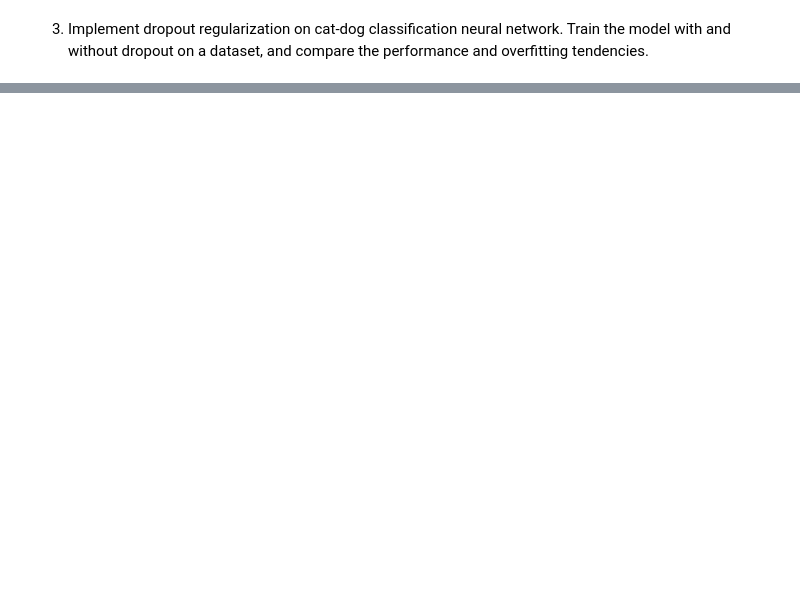
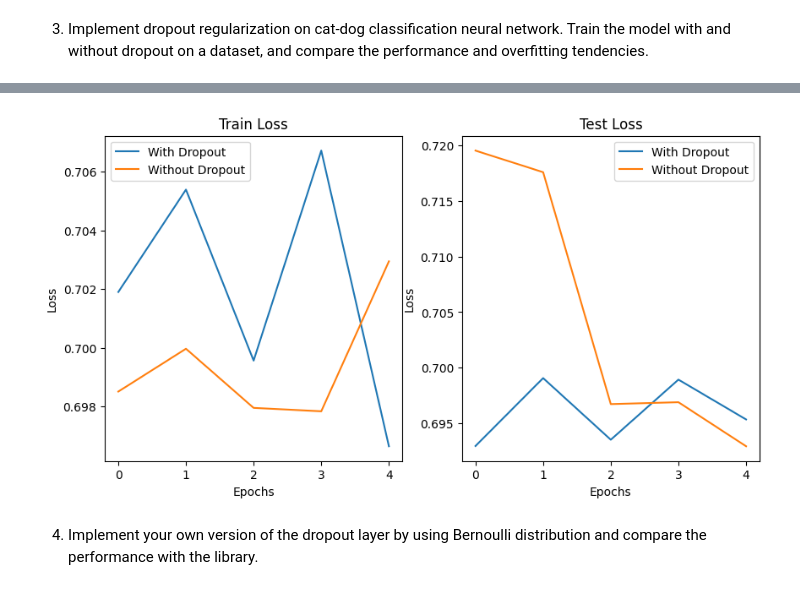
Before and after one commit to Jayasuryan0821-git/DL_Lab, a Jupyter notebook: Lab-7/Regularization_l7.ipynb, the cells around one changed output, grey strips where cells are left out. Drawn from its saved outputs; the diff is of its cells as text; code cells hidden in the pictures; blank space fills up the shorter version.

```diff
--- a/Lab-7/Regularization_l7.ipynb
+++ b/Lab-7/Regularization_l7.ipynb
@@ -453,0 +540,27 @@ CatDogClf(
+# %%
+def train_dropout(model, train_loader, test_loader, loss_fn, optimizer, device, dropout_prob=0.5):
+    num_epochs = 5
+    model.to(device)
+    train_losses, train_accs, test_losses, test_accs = [], [], [], []
+    for epoch in range(num_epochs):
+        if dropout_prob > 0:
+            print(f"Epoch:{epoch}---- Dropout Applied")
+        else:
+            print(f"Epoch:{epoch}---- No Dropout Applied")
+        train_loss, train_acc = train_step(model, train_loader, loss_fn, optimizer, device)
+        test_loss, test_acc = test_step(model, test_loader, loss_fn, device)
+        train_losses.append(train_loss)
+        train_accs.append(train_acc)
+        test_losses.append(test_loss)
+        test_accs.append(test_acc)
+        print(f"Train Loss: {train_loss:.4f} | Train accuracy: {train_acc:.4f}")
+        print(f"Test Loss: {test_loss:.4f} | Test accuracy: {test_acc:.4f}")
+    return train_losses, train_accs, test_losses, test_accs
+
+def train_no_dropout(model, train_loader, test_loader, loss_fn, optimizer, device, dropout_prob=0):
+    print("No Dropout Applied")
+    return train_dropout(model, train_loader, test_loader, loss_fn, optimizer, device, dropout_prob=0)
+# %%
+torch.manual_seed(42)
+train_losses, train_accs, test_losses, test_accs = train_dropout(model, train_loader, test_loader, loss_fn, optimizer, device)
+ndp_train_losses, ndp_train_accs, ndp_test_losses, ndp_test_accs = train_no_dropout(model, train_loader, test_loader, loss_fn, optimizer, device)
@@ -453,0 +585,22 @@ CatDogClf(
+# %%
+plt.figure(figsize=(10, 5))
+plt.subplot(1, 2, 1)
+plt.plot(range(0,5), train_losses, label='With Dropout')
+plt.plot(range(0,5), ndp_train_losses, label='Without Dropout')
+plt.title('Train Loss')
+plt.xlabel('Epochs')
+plt.ylabel('Loss')
+plt.legend()
+
+plt.subplot(1, 2, 2)
+plt.plot(range(0,5), test_losses, label='With Dropout')
+plt.plot(range(0,5), ndp_test_losses, label='Without Dropout')
+plt.title('Test Loss')
+plt.xlabel('Epochs')
+plt.ylabel('Loss')
+plt.legend()
+plt.show()
+# %% [output]
+[figure, added]
+# %% [markdown]
+4. Implement your own version of the dropout layer by using Bernoulli distribution and compare the performance with the library.
```
Also changed, not shown: parts of 19 cells of this notebook.
